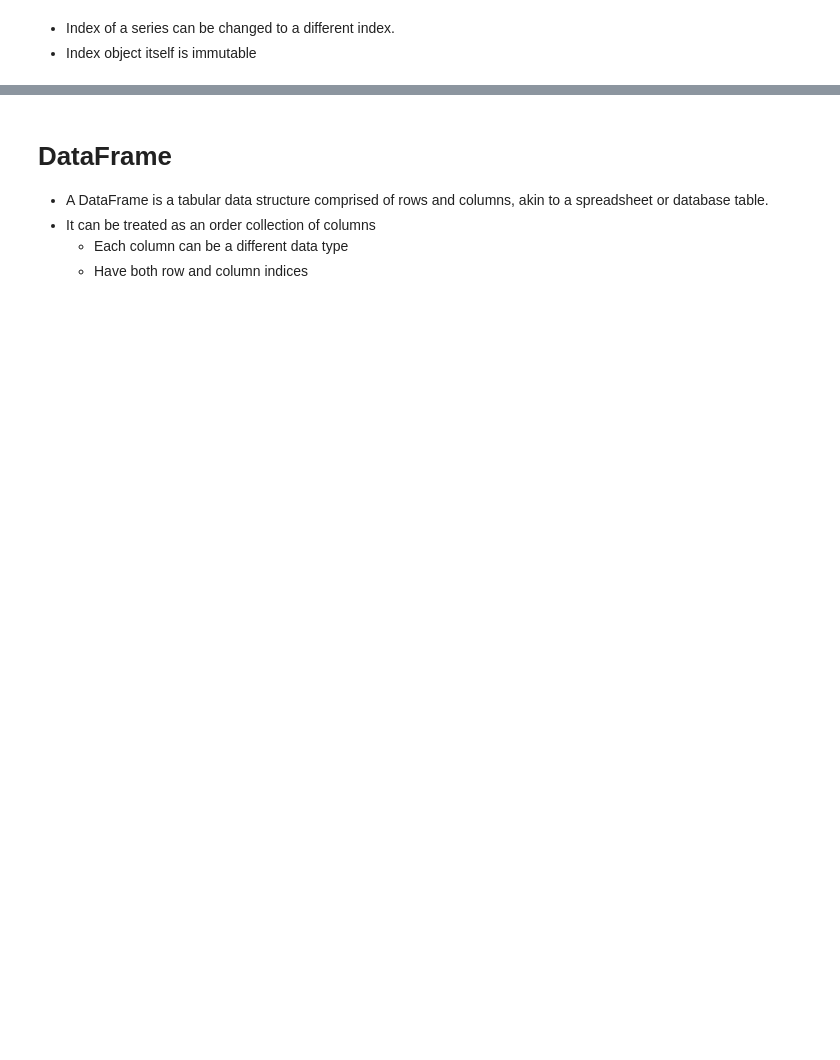
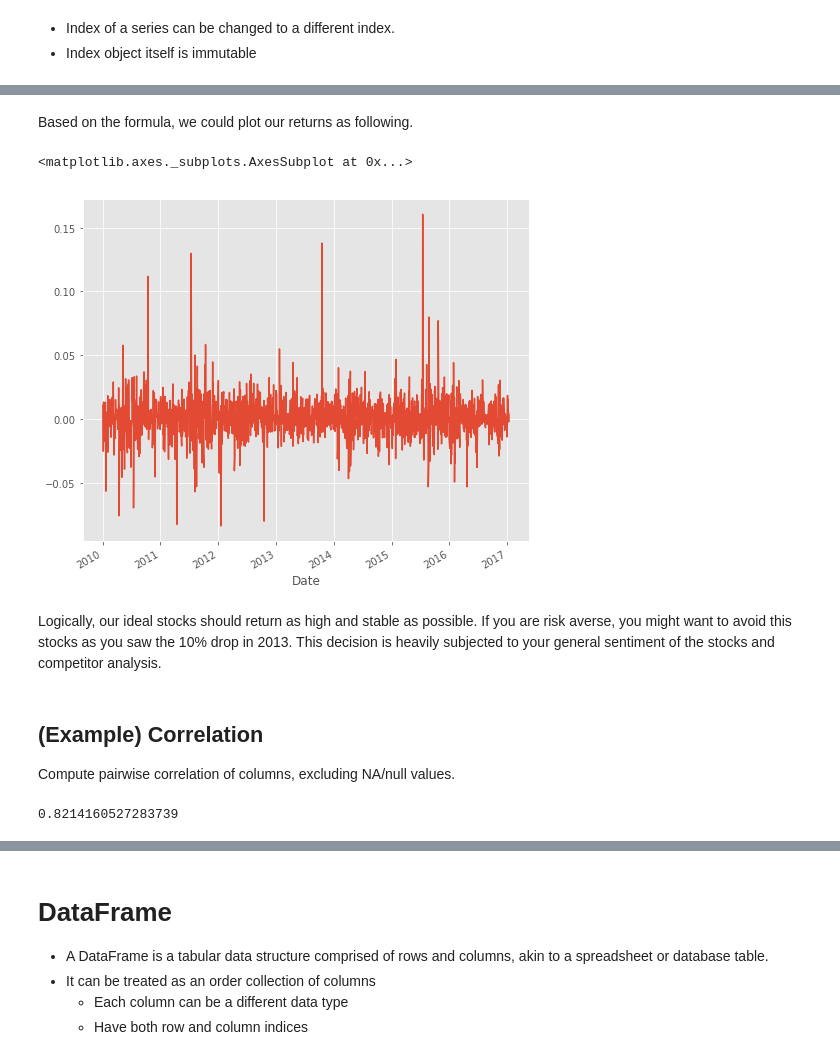
Before and after one commit to RyanLHU/CISC7201, a Jupyter notebook: slides/slide06 Pandas.ipynb, the cells around one changed output, grey strips where cells are left out. Drawn from its saved outputs; the diff is of its cells as text; code cells hidden in the pictures; blank space fills up the shorter version.

```diff
--- a/slides/slide06 Pandas.ipynb
+++ b/slides/slide06 Pandas.ipynb
@@ -234,0 +366,20 @@ Index(['Florida', 'New York', 'Kentucky', 'Georgia'], dtype='object')
+# %% [markdown]
+Based on the formula, we could plot our returns as following.
+# %%
+rets = close_px / close_px.shift(1) - 1
+rets.plot(label='return')
+# %% [output]
+<matplotlib.axes._subplots.AxesSubplot at 0x...>
+[figure, added]
+# %% [markdown]
+Logically, our ideal stocks should return as high and stable as possible. If you are risk averse, you might want to avoid this stocks as you saw the 10% drop in 2013. This decision is heavily subjected to your general sentiment of the stocks and competitor analysis.
+# %% [markdown]
+## (Example) Correlation
+
+Compute pairwise correlation of columns, excluding NA/null values.
+# %%
+df2 = web.DataReader("GOOG", 'yahoo', start, end)
+
+df['Adj Close'].corr(df2['Adj Close'])
+# %% [output]
+0.8214160527283739
```
Also changed, not shown: parts of 77 cells of this notebook.
